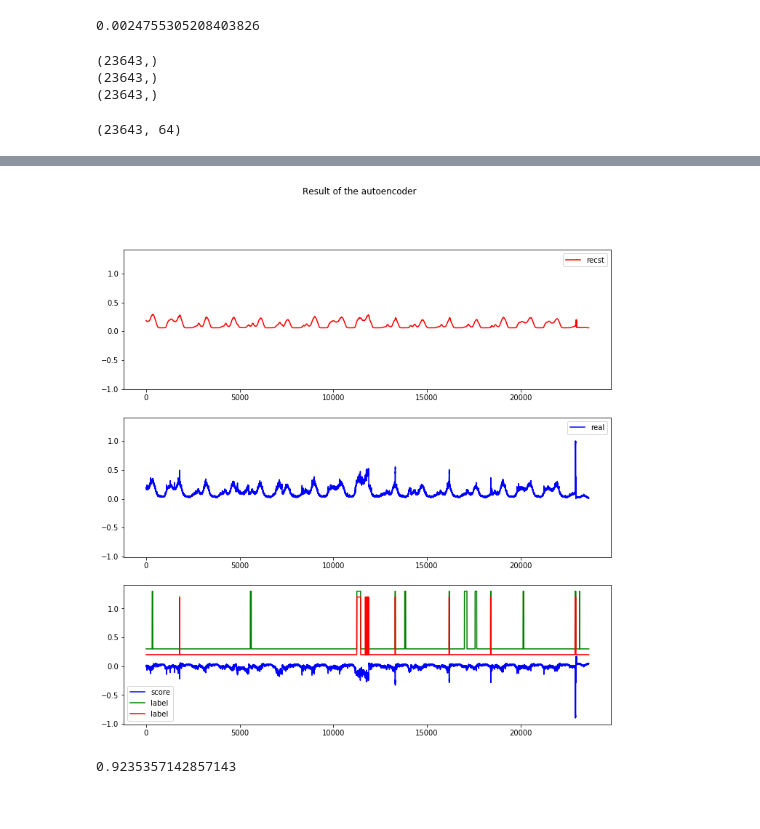
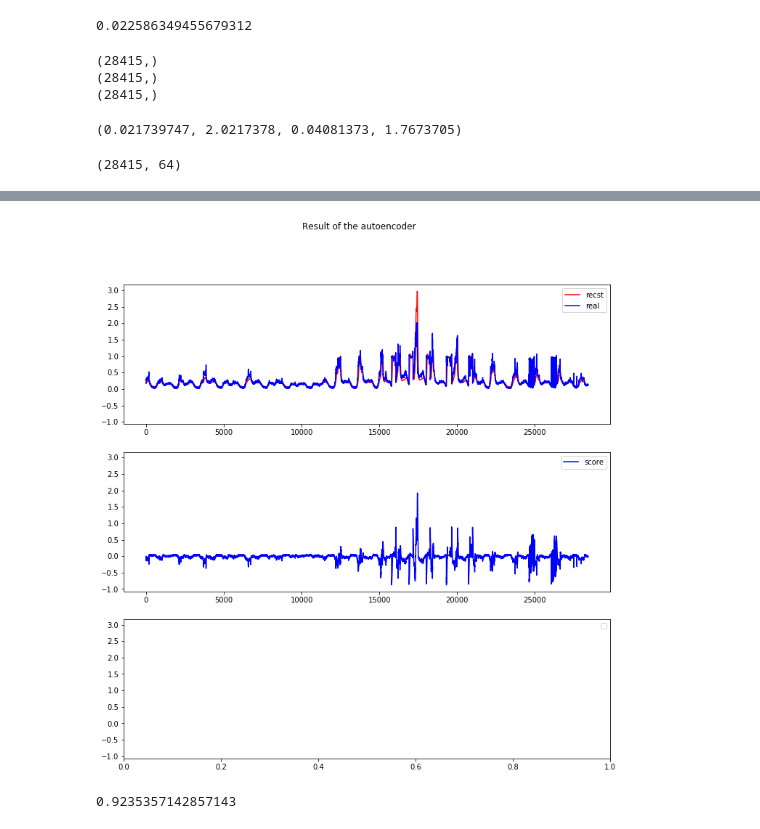
Before and after one commit to JinYang88/TS-anomaly, a Jupyter notebook: notebooks/multivariate_lstm_(no_tokens).ipynb, the cells around one changed output, grey strips where cells are left out. Cells and saved outputs as stored; diff of their text form; code cells hidden in the pictures.

```diff
--- a/notebooks/multivariate_lstm_(no_tokens).ipynb
+++ b/notebooks/multivariate_lstm_(no_tokens).ipynb
@@ -34,6 +34,9 @@ config_dir = "./hypers/" if not args["load"] else args["load"]
 params = initialize_config(config_dir, args)
 params["clear"] = 1
 params["nrows"] = None
+params["inter"] = "FM"
+params["window_size"] = 64
 # %%
-data_dict = load_dataset("SMD","machine-1-4")
+data_dict = load_dataset("SMD","machine-1-1", use_dim=0)
+# data_dict["train"].max(), data_dict["train"].min()
 # %% [output]
@@ -72,0 +68,3 @@ encoder = MultiLSTMEncoder(**params)
+# %%
+params["nb_steps"] = 50
+encoder = MultiLSTMEncoder(**params)
@@ -144,19 +148,23 @@ recst_list = torch.cat(recst_list).squeeze().cpu().numpy()
 real_list = torch.cat(real_list).squeeze().cpu().numpy()
 diff_list = recst_list-real_list
 # %% [output]
-0.0024755305208403826
+0.022586349455679312
 # %%
 print(recst_list.shape)
 print(real_list.shape)
 print(diff_list.shape)
 # %% [output]
-(23643,)
-(23643,)
-(23643,)
+(28415,)
+(28415,)
+(28415,)
+# %%
+real_list.min(), real_list.max(), recst_list.min(), recst_list.max()
+# %% [output]
+(0.021739747, 2.0217378, 0.04081373, 1.7673705)
 # %%
 window_dict["test_labels"].shape
 # %% [output]
-(23643, 64)
+(28415, 64)
 # %%
 dims = [0,1,2]
 fig, ax = plt.subplots(nrows=len(dims), sharey=True, figsize=(12,12))
@@ -164,20 +172,13 @@ i=0
 # for i in range(len(dims)):
 # ax[0].plot(recst, 'r', label='reconstruction')
 # ax[0].legend(loc='best')
-ax[0].plot(recst_list[0:-1].reshape(-1), 'r', label='recst')
-ax[1].plot(real_list[0:-1].reshape(-1), 'b', label='real')
-ax[2].plot(diff_list[0:-1].reshape(-1), 'b', label='score')
-ax[2].plot(window_dict["test_labels"][0:, -1].reshape(-1)+0.3, 'g', label='label')
-ax[2].plot(best_adjust.astype(int)+0.2, 'r', label='label')
+ax[0].plot(recst_list[0:].reshape(-1), 'r', label='recst')
+ax[0].plot(real_list[0:].reshape(-1), 'b', label='real')
+ax[1].plot(diff_list[0:].reshape(-1), 'b', label='score')
+# ax[2].plot(window_dict["test_labels"][0:, -1].reshape(-1)+0.3, 'g', label='label')
+# ax[2].plot(best_adjust.astype(int)+0.2, 'r', label='label')
 ax[0].legend(loc='best')
 ax[1].legend(loc='best')
-
-# ax[2].plot(recst, 'r', label='reconstruction')
-# ax[2].plot(real, 'b', label='real')
-# ax[2].legend(loc='best')
-
-# ax[3].plot(diff, 'g', label='ecart')
-# ax[3].legend(loc='best')
 
 plt.legend()
 plt.suptitle("Result of the autoencoder")
@@ -186,4 +188,4 @@ plt.show()
-[figure, old version]
+[figure, new version]
 # %%
 names=["time", "expid", "dataset", "auc", "f1", "f1a"]
 df = pd.read_csv("./experiment_results.csv", sep="\t", names=names)
```
Also changed, not shown: parts of 15 cells of this notebook, 3 other files.
